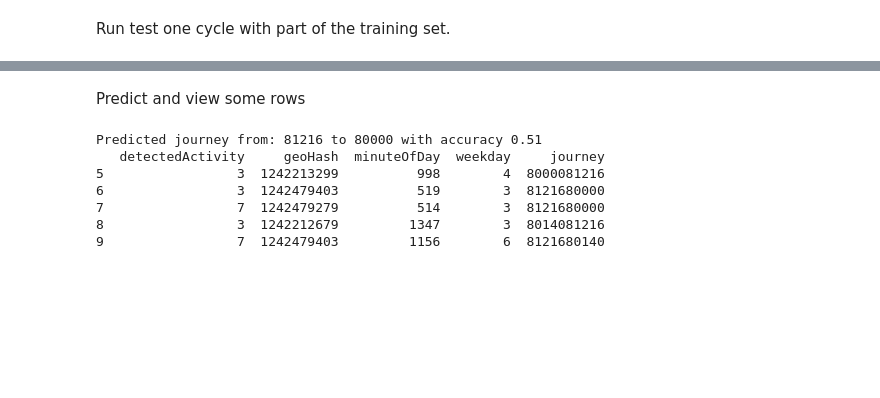
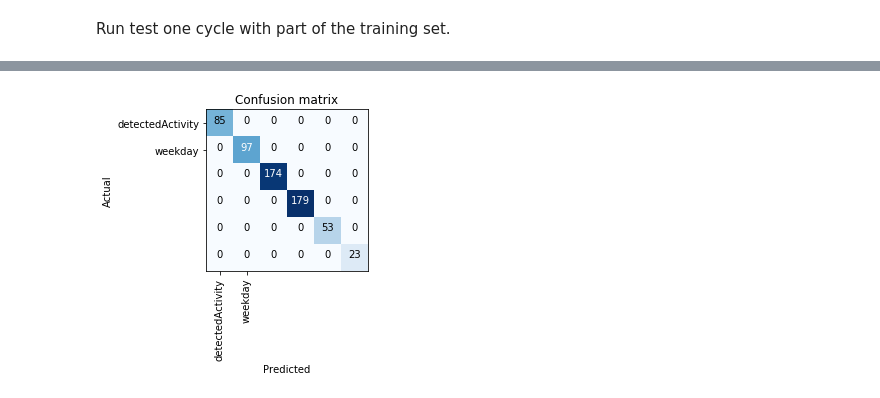
Before and after one commit to k3larra/interactiveML, a Jupyter notebook: Seminar_3/Tabtest.ipynb, the cells around one changed output, grey strips where cells are left out. Drawn from its saved outputs; the diff is of its cells as text; code cells hidden in the pictures; blank space fills up the shorter version.

```diff
--- a/Seminar_3/Tabtest.ipynb
+++ b/Seminar_3/Tabtest.ipynb
@@ -117,14 +209,14 @@ epoch  train_loss  valid_loss  accuracy
-# %% [markdown]
-Predict and view some rows
-# %%
-prediction,accuracy = predict_journey(3,1242479403,519,3)
-print("Predicted journey from: "+str(prediction)[0:5]+" to " +str(prediction)[5:10]+ " with accuracy "+str(accuracy));
-print(testSet[5:10])
-# %% [output]
-Predicted journey from: 81216 to 80000 with accuracy 0.51
-   detectedActivity     geoHash  minuteOfDay  weekday     journey
-5                 3  1242213299          998        4  8000081216
-6                 3  1242479403          519        3  8121680000
-7                 7  1242479279          514        3  8121680000
-8                 3  1242212679         1347        3  8014081216
-9                 7  1242479403         1156        6  8121680140
+# %%
+#learner.metrics[0]
+#dataSet.sample(3)
+#list(np.random.randint(0,len(dataSet),10))
+#list(range(0,20))
+#int(len(dataSet)*0.1)
+#len(dataSet)
+#data
+preds,y,losses = learner.get_preds(with_loss=True)
+interp = ClassificationInterpretation(data, preds, y, losses)
+# %%
+interp.plot_confusion_matrix()
+# %% [output]
+[figure, added]
```
Also changed, not shown: parts of 20 cells of this notebook, 6 other files.
